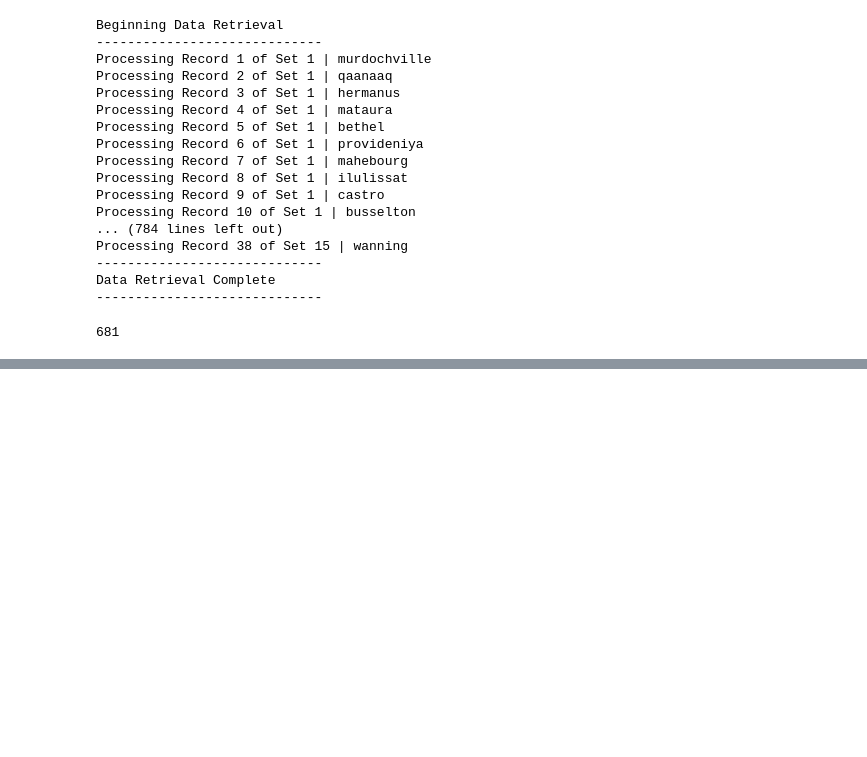
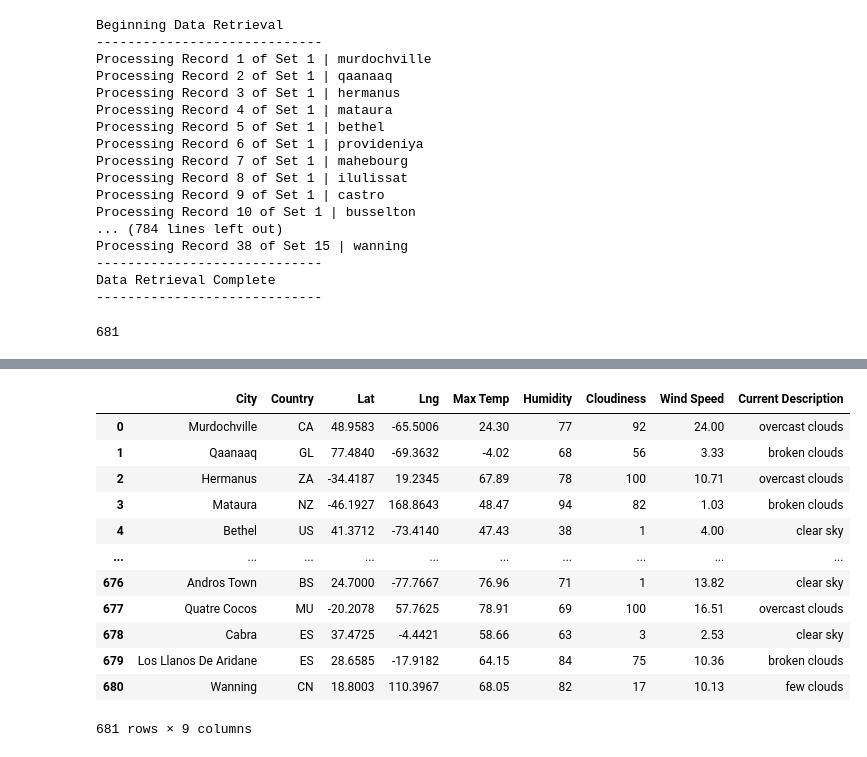
Before and after one commit to MasterMark2021/World_Weather_Analysis, a Jupyter notebook: Weather_Database/Weather_Database.ipynb, the cells around one changed output, grey strips where cells are left out. Drawn from its saved outputs; the diff is of its cells as text; code cells hidden in the pictures; blank space fills up the shorter version.

```diff
--- a/Weather_Database/Weather_Database.ipynb
+++ b/Weather_Database/Weather_Database.ipynb
@@ -125,3 +125,7 @@ Data Retrieval Complete
 len(city_data)
 # %% [output]
 681
+# %%
+# Add city data to new dataframe
+city_data_df = pd.DataFrame(city_data)
+city_data_df.head()
@@ -127,0 +139,19 @@ len(city_data)
+# %%
+# Reorder columns accordingly.
+new_column_order = ['City', 'Country','Lat', 'Lng', 'Max Temp', 'Humidity', 'Cloudiness', 'Wind Speed', 'Current Description']
+city_data_df = city_data_df[new_column_order]
+city_data_df
+# %% [output]
+|  | City | Country | Lat | Lng | Max Temp | Humidity | Cloudiness | Wind Speed | Current Description |
+| 0 | Murdochville | CA | 48.9583 | -65.5006 | 24.30 | 77 | 92 | 24.00 | overcast clouds |
+| 1 | Qaanaaq | GL | 77.4840 | -69.3632 | -4.02 | 68 | 56 | 3.33 | broken clouds |
+| 2 | Hermanus | ZA | -34.4187 | 19.2345 | 67.89 | 78 | 100 | 10.71 | overcast clouds |
+| 3 | Mataura | NZ | -46.1927 | 168.8643 | 48.47 | 94 | 82 | 1.03 | broken clouds |
+| 4 | Bethel | US | 41.3712 | -73.4140 | 47.43 | 38 | 1 | 4.00 | clear sky |
+| ... | ... | ... | ... | ... | ... | ... | ... | ... | ... |
+| 676 | Andros Town | BS | 24.7000 | -77.7667 | 76.96 | 71 | 1 | 13.82 | clear sky |
+| 677 | Quatre Cocos | MU | -20.2078 | 57.7625 | 78.91 | 69 | 100 | 16.51 | overcast clouds |
+| 678 | Cabra | ES | 37.4725 | -4.4421 | 58.66 | 63 | 3 | 2.53 | clear sky |
+| 679 | Los Llanos De Aridane | ES | 28.6585 | -17.9182 | 64.15 | 84 | 75 | 10.36 | broken clouds |
+| 680 | Wanning | CN | 18.8003 | 110.3967 | 68.05 | 82 | 17 | 10.13 | few clouds |
+681 rows × 9 columns
```
Also changed, not shown: parts of 2 cells of this notebook, 1 other file.
